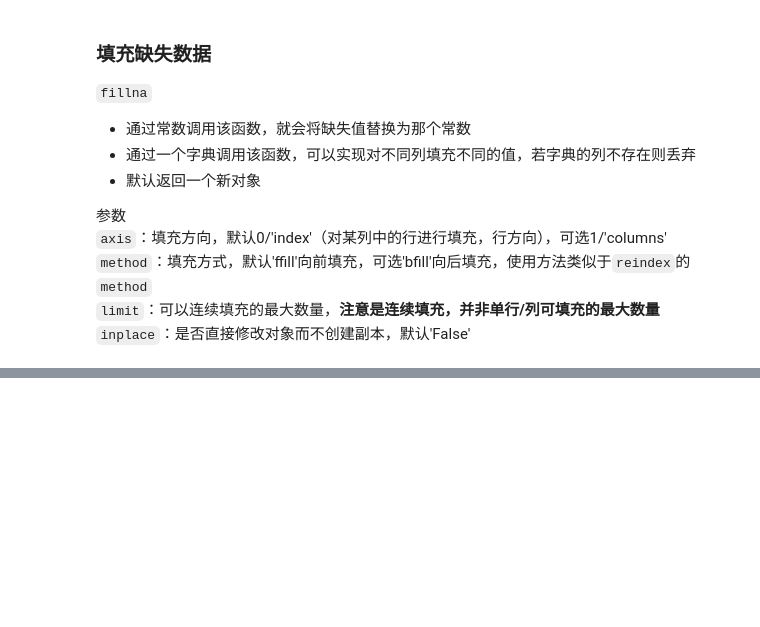
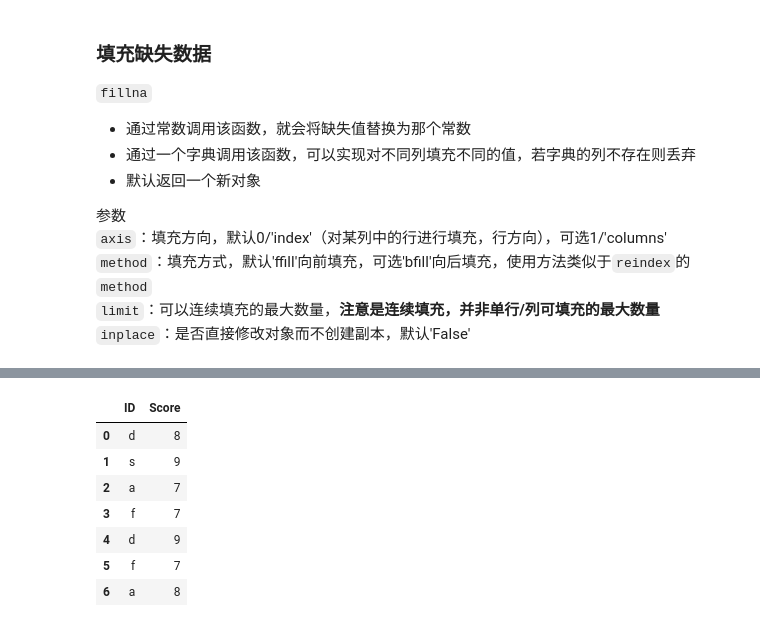
Before and after one commit to McJevons/jupyter-notebook, a Jupyter notebook: 数据清洗和准备（一）.ipynb, the cells around one changed output, grey strips where cells are left out. Saved outputs shown, nothing was run; the diff lists cells and outputs as text; code cells hidden in the pictures; blank space fills up the shorter version.

```diff
--- a/数据清洗和准备（一）.ipynb
+++ b/数据清洗和准备（一）.ipynb
@@ -156,0 +217,13 @@ data.fillna(axis=1, method='bfill', limit=2)
+# %%
+data = pd.DataFrame([list('dsafdfa'), [8, 9, 7, 7, 9, 7, 8]],
+                    index=['ID', 'Score']).T
+data
+# %% [output]
+|  | ID | Score |
+| 0 | d | 8 |
+| 1 | s | 9 |
+| 2 | a | 7 |
+| 3 | f | 7 |
+| 4 | d | 9 |
+| 5 | f | 7 |
+| 6 | a | 8 |
```
Also changed, not shown: parts of 16 cells of this notebook.
